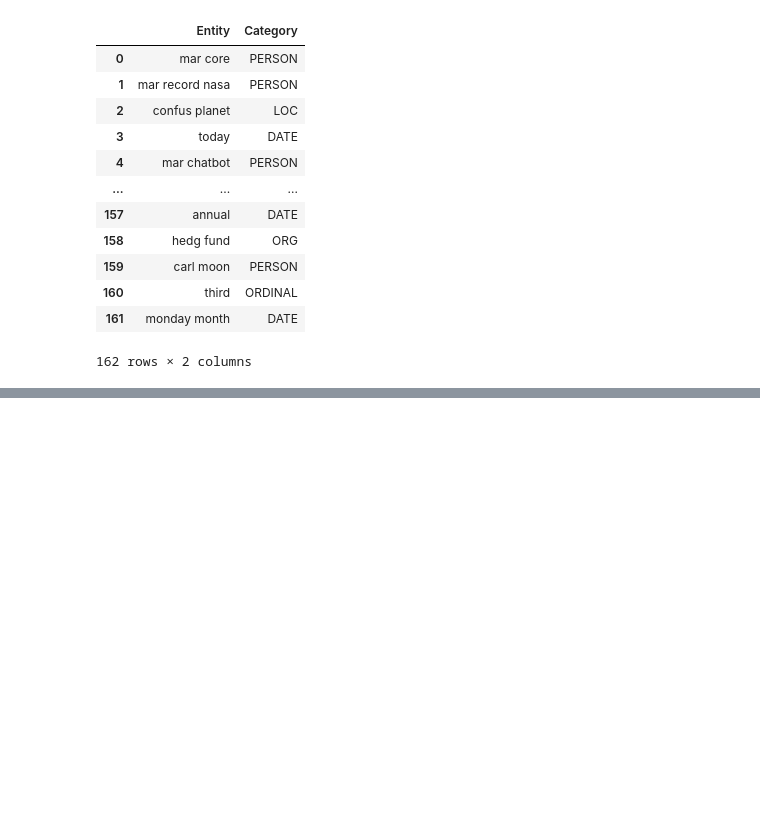
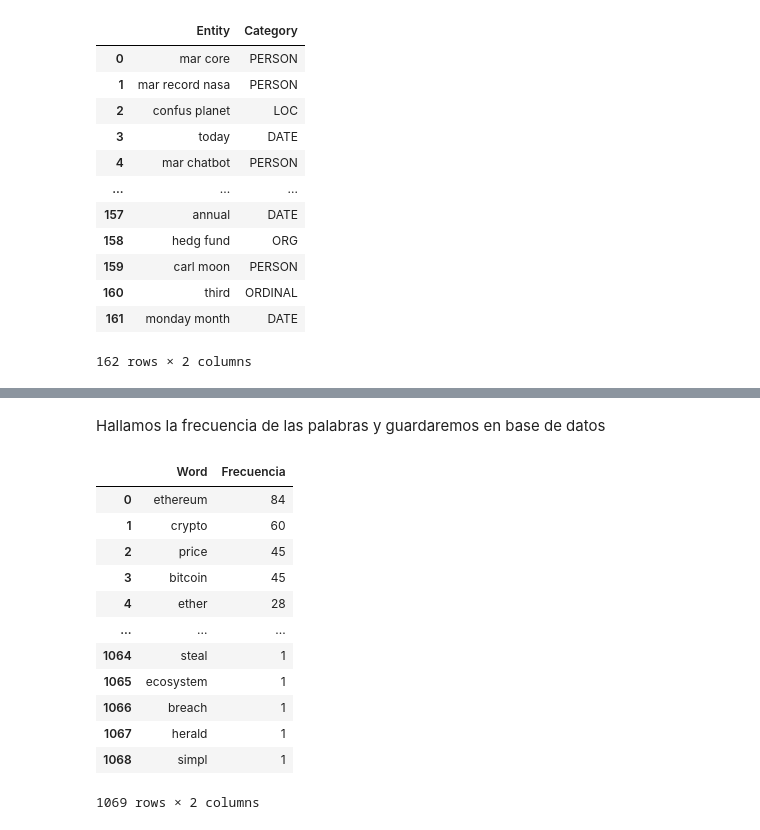
Before and after one commit to rodcordova/Deteccion-de-emociones, a Jupyter notebook: api_news_EDA.ipynb, the cells around one changed output, grey strips where cells are left out. Drawn from its saved outputs; the diff is of its cells as text; code cells hidden in the pictures; blank space fills up the shorter version.

```diff
--- a/api_news_EDA.ipynb
+++ b/api_news_EDA.ipynb
@@ -427,0 +439,19 @@ df_ner
+# %% [markdown]
+Hallamos la frecuencia de las palabras y guardaremos en base de datos
+# %%
+df_frec=generate_frec(textoCompleto,False)
+df_frec
+# %% [output]
+|  | Word | Frecuencia |
+| 0 | ethereum | 84 |
+| 1 | crypto | 60 |
+| 2 | price | 45 |
+| 3 | bitcoin | 45 |
+| 4 | ether | 28 |
+| ... | ... | ... |
+| 1064 | steal | 1 |
+| 1065 | ecosystem | 1 |
+| 1066 | breach | 1 |
+| 1067 | herald | 1 |
+| 1068 | simpl | 1 |
+1069 rows × 2 columns
```
Also changed, not shown: parts of 7 cells of this notebook, 3 other files.
